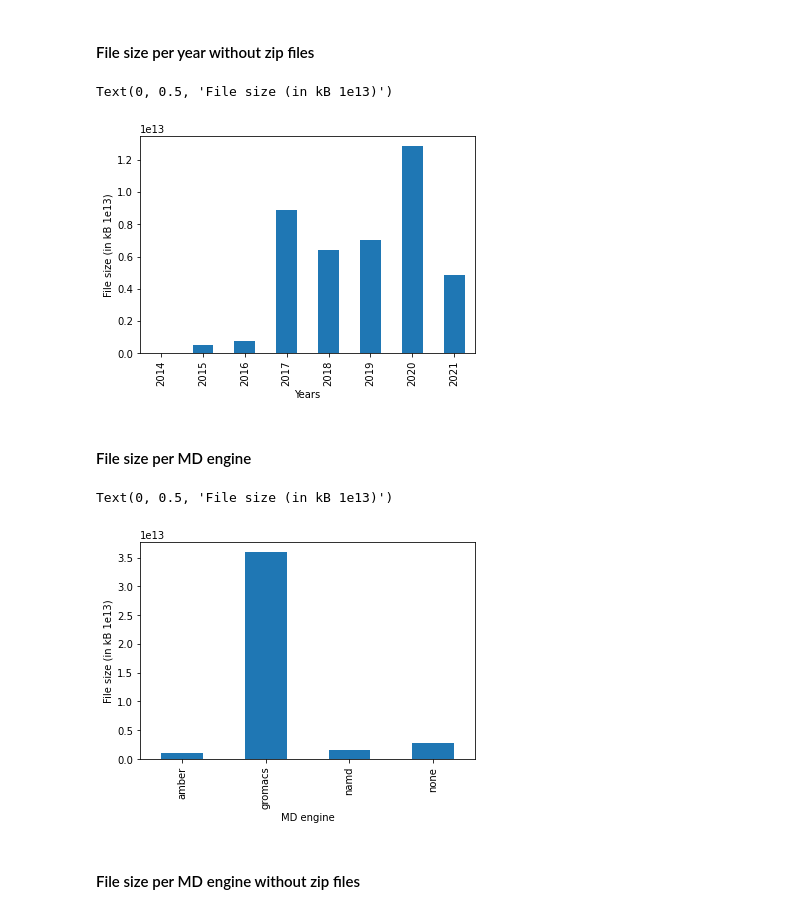
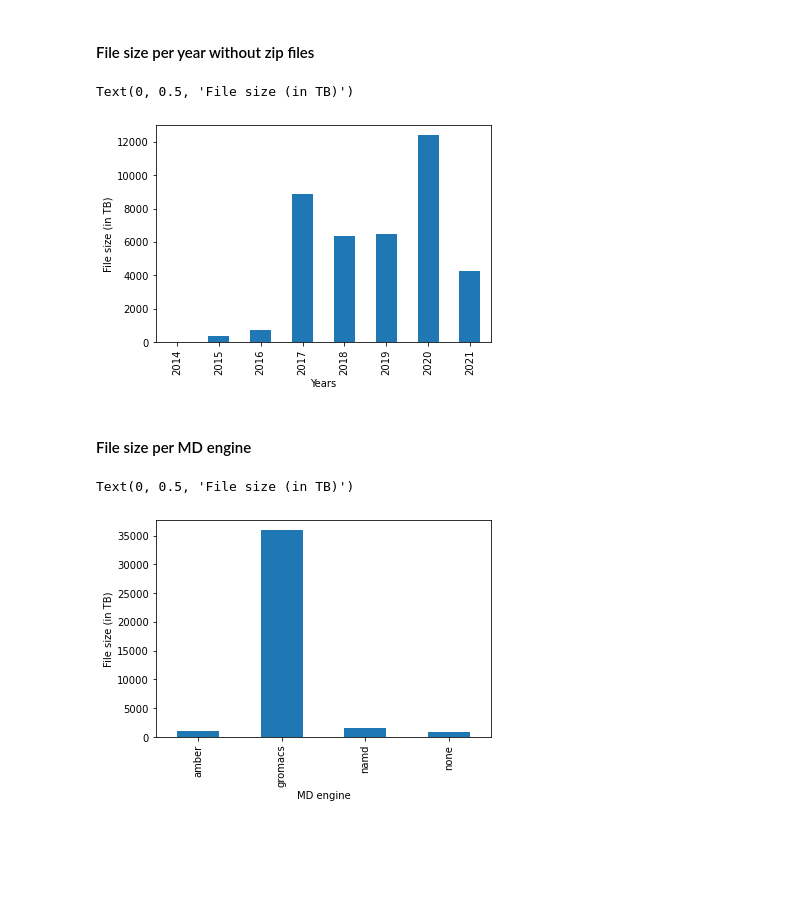
Before and after one commit to MDverse/mdws, a Jupyter notebook: analysis.ipynb, the cells around one changed output. Saved outputs shown, nothing was run; the diff lists cells and outputs as text; code cells hidden in the pictures; blank space fills up the shorter version.

```diff
--- a/analysis.ipynb
+++ b/analysis.ipynb
@@ -57,3 +64,6 @@ for date in datasets["date_creation"]:
     years_data.append(int(date[:4]))
 
 datasets["years"] = years_data
+# %%
+tab = tab[tab["file_type"] != "zip"] # remove the zip file type
+tab.shape
@@ -94,15 +108,7 @@ plt.ylabel("Number of files")
 Text(0, 0.5, 'Number of files')
 [figure]
 # %%
-index = []
-for i in tab.index:
-    if tab.at[i, "file_type"] not in ext_all:
-        index.append(i)
-
-data = tab.copy()
-data = data.drop(index)
-
-data.groupby(['years', 'engine_MD']).size().unstack().plot.bar()
+tab[tab["engine_MD"] != "none"].groupby(['years', 'engine_MD']).size().unstack().plot.bar()
 plt.xlabel("Years")
 plt.ylabel("Number of files")
 # %% [output]
@@ -175,26 +200,26 @@ Text(0, 0.5, 'File size (in kB 1e13)')
 # %%
 index = []
 for i in tab.index:
     if tab.at[i, "origin_zip_file"] != "None":
         index.append(i)
-
+# Remove zip extensions, NOT the entire contents of the zip archives
 data_without_zip = tab.copy()
 data_without_zip = data_without_zip.drop(index)
+#print(len(tab))
+#print(len(data_without_zip))
 
-data_without_zip.groupby(['years'])['file_size'].sum().plot(kind='bar')
+(data_without_zip.groupby(['years'])['file_size'].sum()/10**9).plot(kind='bar')
 plt.xlabel("Years")
-plt.ylabel("File size (in kB 1e13)")
+plt.ylabel("File size (in TB)")
 # %% [output]
-Text(0, 0.5, 'File size (in kB 1e13)')
+Text(0, 0.5, 'File size (in TB)')
-[figure, old version]
+[figure, new version]
 # %% [markdown]
 #### File size per MD engine
 # %%
-tab.groupby(['engine_MD'])['file_size'].sum().plot(kind='bar')
+(tab.groupby(['engine_MD'])['file_size'].sum()/10**9).plot(kind='bar')
 plt.xlabel("MD engine")
-plt.ylabel("File size (in kB 1e13)")
+plt.ylabel("File size (in TB)")
 # %% [output]
-Text(0, 0.5, 'File size (in kB 1e13)')
+Text(0, 0.5, 'File size (in TB)')
-[figure, old version]
+[figure, new version]
-# %% [markdown]
-#### File size per MD engine without zip files
```
Also changed, not shown: parts of 8 cells of this notebook.
